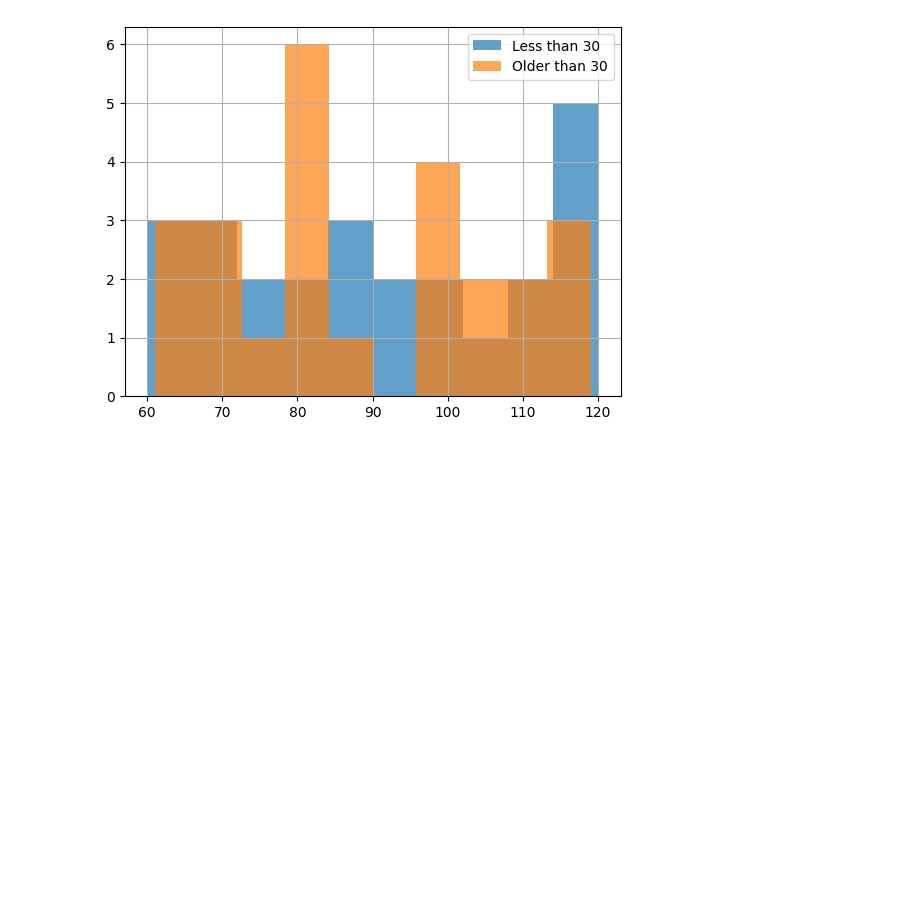
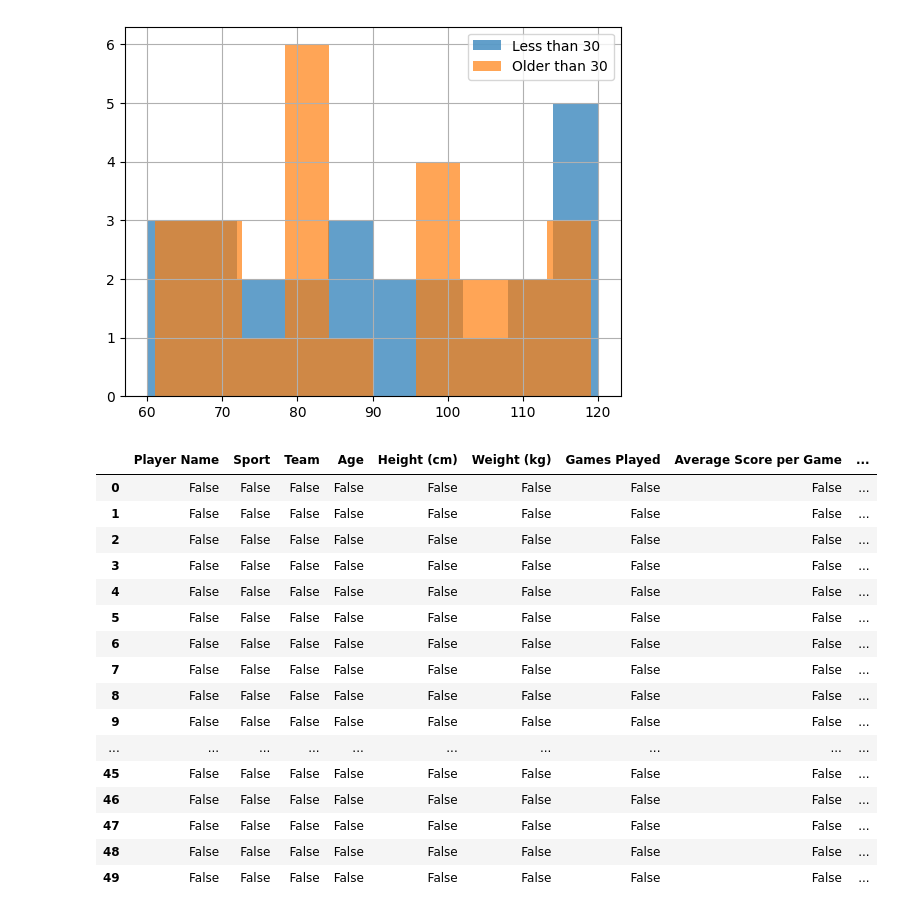
Before and after one commit to rrepetto99/Programming-practice, a Jupyter notebook: exercises/Python practice/sports1.ipynb, the cells around one changed output. Drawn from its saved outputs; the diff is of its cells as text; code cells hidden in the pictures; blank space fills up the shorter version.

```diff
--- a/exercises/Python practice/sports1.ipynb
+++ b/exercises/Python practice/sports1.ipynb
@@ -72,3 +72,24 @@ plt.legend(["Less than 30", "Older than 30"])
 plt.show()
 # %% [output]
 [figure]
+# %%
+#detecting missing values
+df.isna() #any(), sum(), dropna(), fillna(0)
+# %% [output]
+|  | Player Name | Sport | Team | Age | Height (cm) | Weight (kg) | Games Played | Average Score per Game | ... |
+| 0 | False | False | False | False | False | False | False | False | ... |
+| 1 | False | False | False | False | False | False | False | False | ... |
+| 2 | False | False | False | False | False | False | False | False | ... |
+| 3 | False | False | False | False | False | False | False | False | ... |
+| 4 | False | False | False | False | False | False | False | False | ... |
+| 5 | False | False | False | False | False | False | False | False | ... |
+| 6 | False | False | False | False | False | False | False | False | ... |
+| 7 | False | False | False | False | False | False | False | False | ... |
+| 8 | False | False | False | False | False | False | False | False | ... |
+| 9 | False | False | False | False | False | False | False | False | ... |
+| ... | ... | ... | ... | ... | ... | ... | ... | ... | ... |
+| 45 | False | False | False | False | False | False | False | False | ... |
+| 46 | False | False | False | False | False | False | False | False | ... |
+| 47 | False | False | False | False | False | False | False | False | ... |
+| 48 | False | False | False | False | False | False | False | False | ... |
+| 49 | False | False | False | False | False | False | False | False | ... |
```
